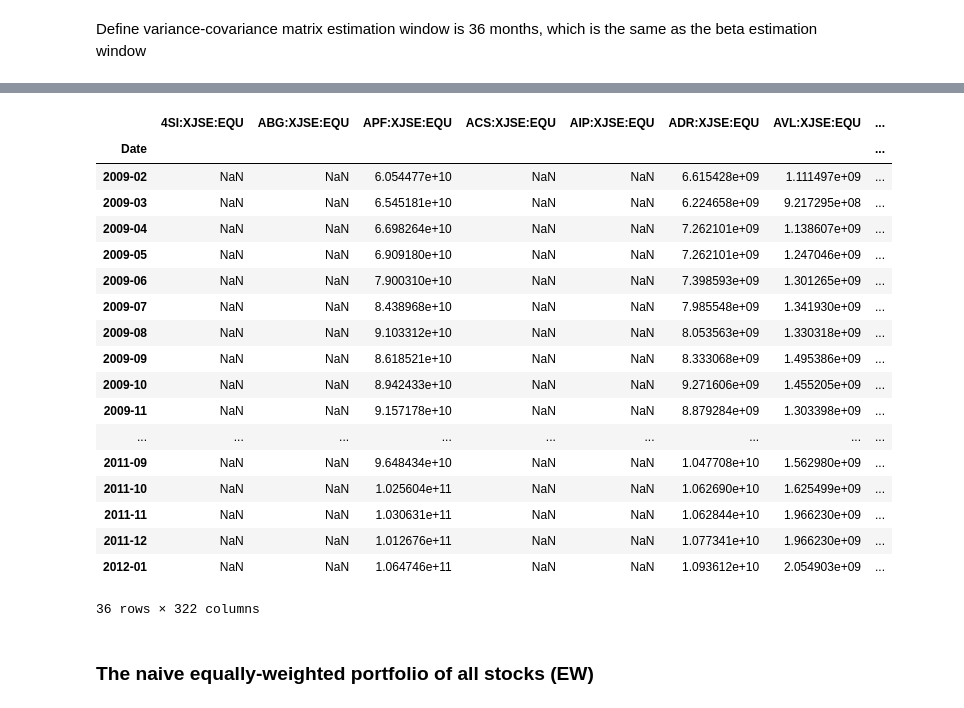
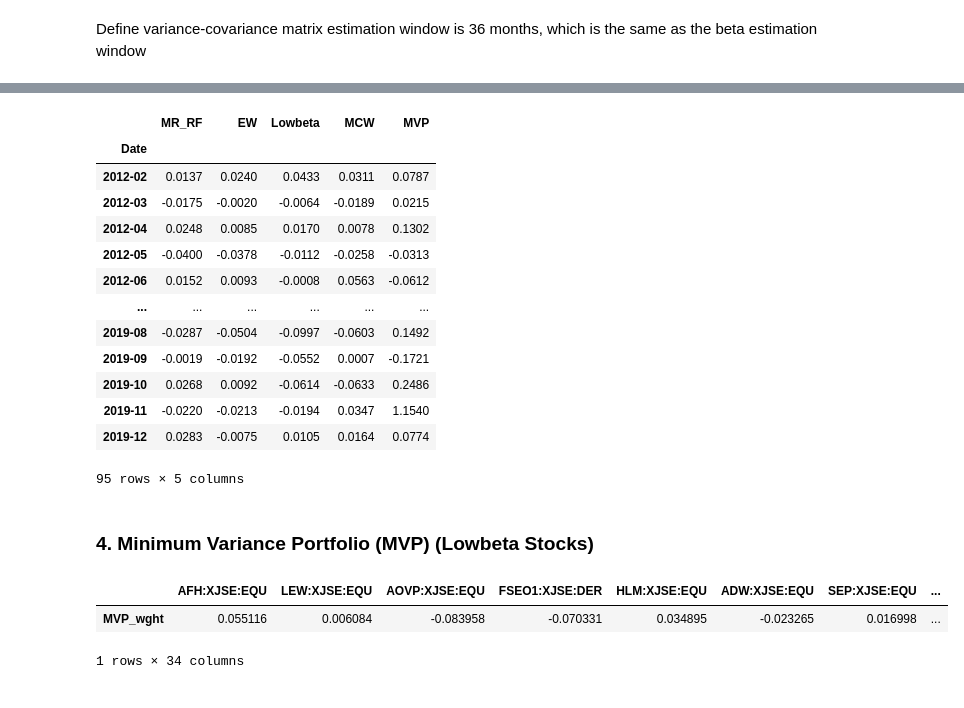
Before and after one commit to runxinlin/Research_Codes_2022, a Jupyter notebook: Python_V2.ipynb, the cells around one changed output, grey strips where cells are left out. Saved outputs shown, nothing was run; the diff lists cells and outputs as text; code cells hidden in the pictures.

```diff
--- a/Python_V2.ipynb
+++ b/Python_V2.ipynb
@@ -266,6 +266,6 @@ We use a rolling window of 36 month to estimate market betas, and these betas ar
 holding = 1 # Define the update frequency
 rollingW = 36 # Define the length of lookback estimation window
 lens = len(df_Ex_SR)
-periods = int((lens - rollingW) / holding)-1 # Calculate the holding periods
+periods = int((lens - rollingW) / holding) # Calculate the holding periods
 print(periods,rollingW)
 # %% [output]
@@ -413,0 +486,3 @@ for i in tqdm(range(periods)):
+# %%
+i = 0
+holding_return_list[i].columns.intersection(Ranks[i]["Low_Beta"]).intersection(holding_size_list[i].columns)
@@ -413,0 +491,10 @@ for i in tqdm(range(periods)):
+# %%
+mcap_wght = []
+
+for i in range(periods):
+    tmp = holding_size_list[i][Ranks[i]["Low_Beta"]]
+    tmp = tmp.loc[:,(tmp != 0).any(axis=0)].astype(np.float64)
+    tmp = tmp.loc[:,(np.isnan(tmp)==False).any(axis=0)].astype(np.float64)
+    wght = pd.DataFrame()
+    wght = tmp/np.nansum(tmp)
+    mcap_wght.append(wght)
@@ -414,24 +524,37 @@ for i in tqdm(range(periods)):
+# %%
+df_portfolio["MCW"] = np.concatenate(MCW)
+df_portfolio
+# %% [output]
+|  | MR_RF | EW | Lowbeta | MCW | MVP |
+| Date |  |  |  |  |  |
+| 2012-02 | 0.0137 | 0.0240 | 0.0433 | 0.0311 | 0.0787 |
+| 2012-03 | -0.0175 | -0.0020 | -0.0064 | -0.0189 | 0.0215 |
+| 2012-04 | 0.0248 | 0.0085 | 0.0170 | 0.0078 | 0.1302 |
+| 2012-05 | -0.0400 | -0.0378 | -0.0112 | -0.0258 | -0.0313 |
+| 2012-06 | 0.0152 | 0.0093 | -0.0008 | 0.0563 | -0.0612 |
+| ... | ... | ... | ... | ... | ... |
+| 2019-08 | -0.0287 | -0.0504 | -0.0997 | -0.0603 | 0.1492 |
+| 2019-09 | -0.0019 | -0.0192 | -0.0552 | 0.0007 | -0.1721 |
+| 2019-10 | 0.0268 | 0.0092 | -0.0614 | -0.0633 | 0.2486 |
+| 2019-11 | -0.0220 | -0.0213 | -0.0194 | 0.0347 | 1.1540 |
+| 2019-12 | 0.0283 | -0.0075 | 0.0105 | 0.0164 | 0.0774 |
+95 rows × 5 columns
+# %% [markdown]
+### 4. Minimum Variance Portfolio (MVP) (Lowbeta Stocks)
+# %%
+MVP_wght = []
+
+for i in range(periods):
+    tmp = lookback_return_list[i][Ranks[i]["Low_Beta"]]
+    tmp = tmp.loc[:,(tmp != 0).any(axis=0)].astype(np.float64)
+    tmp = tmp.loc[:, (~np.isnan(tmp).any(axis=0))].astype(np.float64)
+    cov_tmp = np.cov(tmp, rowvar=False) # Define which dimemsion represent variables; True for rows; False for columns
+    inv_tmp = np.linalg.inv(cov_tmp)
+    wght = pd.DataFrame(np.dot(np.ones(len(cov_tmp)),inv_tmp)/np.sum(inv_tmp), columns=["MVP_wght"], index=tmp.columns)
+    MVP_wght.append(wght.T)
 # %%
-lookback_size_list[0]
+MVP_wght[0]
 # %% [output]
-|  | 4SI:XJSE:EQU | ABG:XJSE:EQU | APF:XJSE:EQU | ACS:XJSE:EQU | AIP:XJSE:EQU | ADR:XJSE:EQU | AVL:XJSE:EQU | ... |
-| Date |  |  |  |  |  |  |  | ... |
-| 2009-02 | NaN | NaN | 6.054477e+10 | NaN | NaN | 6.615428e+09 | 1.111497e+09 | ... |
-| 2009-03 | NaN | NaN | 6.545181e+10 | NaN | NaN | 6.224658e+09 | 9.217295e+08 | ... |
-| 2009-04 | NaN | NaN | 6.698264e+10 | NaN | NaN | 7.262101e+09 | 1.138607e+09 | ... |
-| 2009-05 | NaN | NaN | 6.909180e+10 | NaN | NaN | 7.262101e+09 | 1.247046e+09 | ... |
-| 2009-06 | NaN | NaN | 7.900310e+10 | NaN | NaN | 7.398593e+09 | 1.301265e+09 | ... |
-| 2009-07 | NaN | NaN | 8.438968e+10 | NaN | NaN | 7.985548e+09 | 1.341930e+09 | ... |
-| 2009-08 | NaN | NaN | 9.103312e+10 | NaN | NaN | 8.053563e+09 | 1.330318e+09 | ... |
-| 2009-09 | NaN | NaN | 8.618521e+10 | NaN | NaN | 8.333068e+09 | 1.495386e+09 | ... |
-| 2009-10 | NaN | NaN | 8.942433e+10 | NaN | NaN | 9.271606e+09 | 1.455205e+09 | ... |
-| 2009-11 | NaN | NaN | 9.157178e+10 | NaN | NaN | 8.879284e+09 | 1.303398e+09 | ... |
-| ... | ... | ... | ... | ... | ... | ... | ... | ... |
-| 2011-09 | NaN | NaN | 9.648434e+10 | NaN | NaN | 1.047708e+10 | 1.562980e+09 | ... |
-| 2011-10 | NaN | NaN | 1.025604e+11 | NaN | NaN | 1.062690e+10 | 1.625499e+09 | ... |
-| 2011-11 | NaN | NaN | 1.030631e+11 | NaN | NaN | 1.062844e+10 | 1.966230e+09 | ... |
-| 2011-12 | NaN | NaN | 1.012676e+11 | NaN | NaN | 1.077341e+10 | 1.966230e+09 | ... |
-| 2012-01 | NaN | NaN | 1.064746e+11 | NaN | NaN | 1.093612e+10 | 2.054903e+09 | ... |
+|  | AFH:XJSE:EQU | LEW:XJSE:EQU | AOVP:XJSE:EQU | FSEO1:XJSE:DER | HLM:XJSE:EQU | ADW:XJSE:EQU | SEP:XJSE:EQU | ... |
+| MVP_wght | 0.055116 | 0.006084 | -0.083958 | -0.070331 | 0.034895 | -0.023265 | 0.016998 | ... |
-36 rows × 322 columns
+1 rows × 34 columns
-# %% [markdown]
-### The naive equally-weighted portfolio of all stocks (EW)
```
Also changed, not shown: parts of 34 cells of this notebook, 1 other file.
